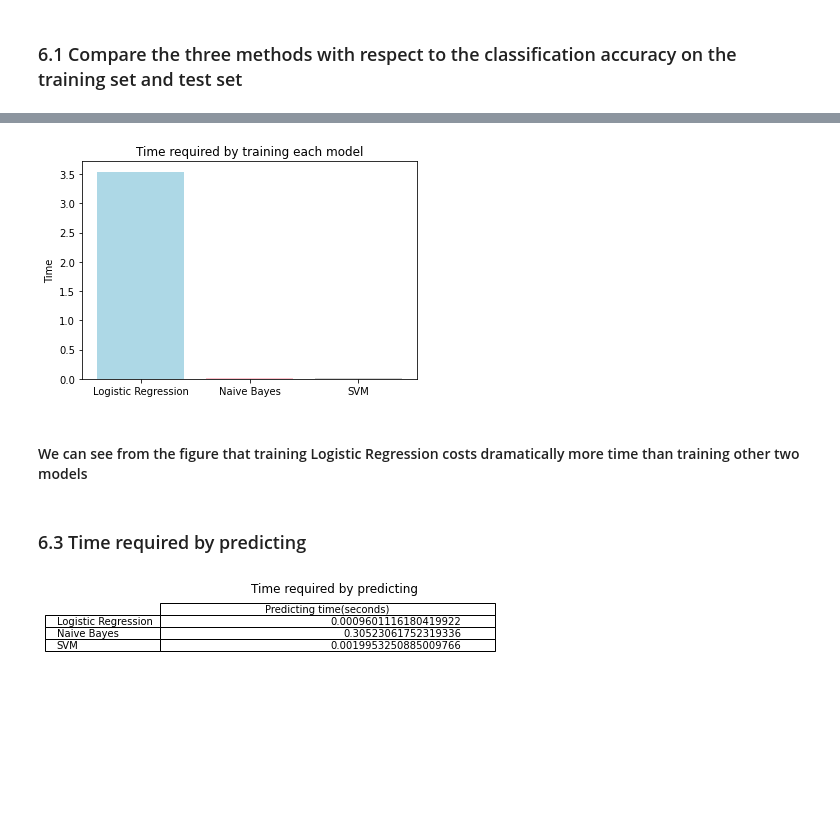
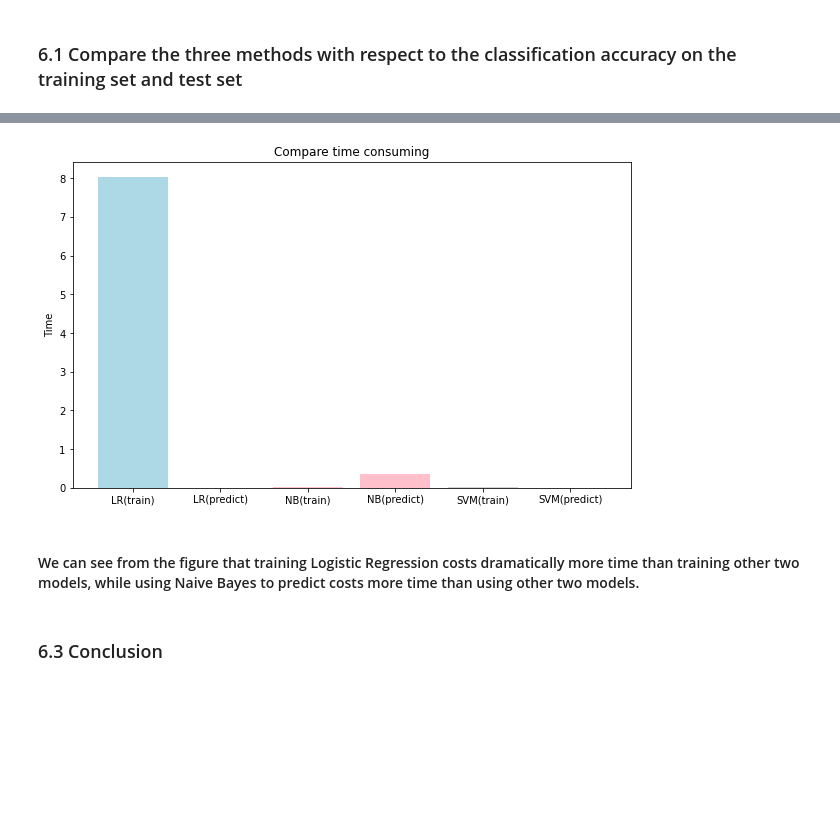
Before and after one commit to CKKKKKKKKK/Machine-Learning, a Jupyter notebook: Project/Project1/main.ipynb, the cells around one changed output, grey strips where cells are left out. Saved outputs shown, nothing was run; the diff lists cells and outputs as text; code cells hidden in the pictures; blank space fills up the shorter version.

```diff
--- a/Project/Project1/main.ipynb
+++ b/Project/Project1/main.ipynb
@@ -557,4 +570,15 @@ plt.show()
 train_time_1 = train_end_time_1 - train_start_time_1
 train_time_2 = train_end_time_2 - train_start_time_2
 train_time_3 = train_end_time_3 - train_start_time_3
+test_time_1 = test_end_time_1 - test_start_time_1
+test_time_2 = test_end_time_2 - test_start_time_2
+test_time_3 = test_end_time_3 - test_start_time_3
+models = [
+    "LR(train)",
+    "LR(predict)",
+    "NB(train)",
+    "NB(predict)",
+    "SVM(train)",
+    "SVM(predict)"
+    ]
 # %%
@@ -569,12 +596,20 @@ plt.show()
 # %%
-train_time = [train_time_1, train_time_2, train_time_3]
-plt.bar(models, train_time, color=['lightblue', 'pink', 'lightgrey', 'cyan'])
+train_time = [
+    train_time_1,
+    test_time_1,
+    train_time_2,
+    test_time_2,
+    train_time_3,
+    test_time_3
+    ]
+plt.figure(figsize=(10,6))
+plt.bar(models, train_time, color=['lightblue', 'lightblue', 'pink', 'pink', 'lightgrey', 'lightgrey', 'cyan'])
 plt.ylabel("Time")
-plt.title("Time required by training each model")
+plt.title("Compare time consuming")
 plt.show()
 # %% [output]
-[figure, old version]
+[figure, new version]
 # %% [markdown]
-#### We can see from the figure that training Logistic Regression costs dramatically more time than training other two models
+#### We can see from the figure that training Logistic Regression costs dramatically more time than training other two models, while using Naive Bayes to predict costs more time than using other two models.
 # %% [markdown]
-### 6.3 Time required by predicting
+### 6.3 Conclusion
@@ -585,9 +615,0 @@ test_time_3 = test_end_time_3 - test_start_time_3
-# %%
-models = ["Logistic Regression","Naive Bayes","SVM"]
-table_vals = [[test_time_1],[test_time_2],[test_time_3]]
-plt.table(cellText = table_vals, rowLabels = models, colLabels = ["Predicting time(seconds)"], loc = "best")
-plt.axis("off")
-plt.title("Time required by predicting")
-plt.show()
-# %% [output]
-[figure, removed]
```
Also changed, not shown: parts of 24 cells of this notebook.
